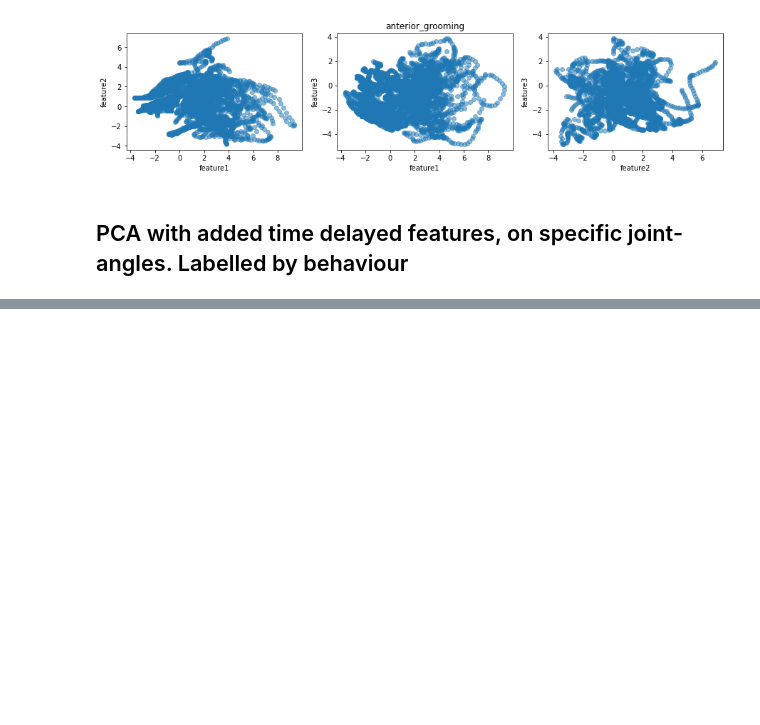
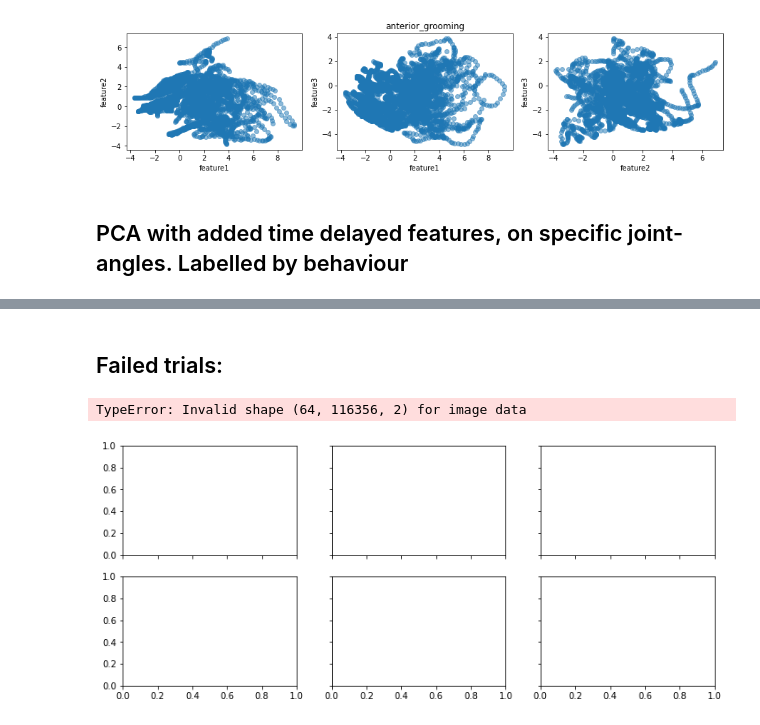
Before and after one commit to Blaise-g/super-duper-Cobar, a Jupyter notebook: Hila.ipynb, the cells around one changed output, grey strips where cells are left out. Drawn from its saved outputs; the diff is of its cells as text; code cells hidden in the pictures; blank space fills up the shorter version.

Commit message:
modified: OurNotebook: added useful functions.

```diff
--- a/Hila.ipynb
+++ b/Hila.ipynb
@@ -5,0 +8,10 @@ import sklearn
+# %%
+# params definition
+beh_labels = ["resting", "walking", "anterior_grooming", "abdominal_grooming", "antennal_grooming", "hindleg_grooming", "foreleg_grooming", "eye_grooming"]
+
+# useful functions
+# extract columns with label containing specified string: e.g. labels with 'angle' and with 'Femur'
+beh_df.filter(regex="angle").filter(regex="Femur")
+
+# extract rows with the desired condition: e.g. rows where column 'Manual' has the label 'resting'
+beh_df.loc[beh_df['Manual'] == 'resting']
@@ -387,0 +491,35 @@ beh_signals_trial_i[joint]
+# %% [markdown]
+## Failed trials:
+# %%
+import pywt
+# signal : angle name
+# label_names: list of labels of behaviour
+# sample:
+def plot_cwt_coeffs_per_label(X, label_names, signal, scales, wavelet):
+
+    fig, axs = plt.subplots(nrows=2, ncols=3, sharex=True, sharey=True, figsize=(12,5))
+
+    for ax, name in zip(axs.flat, label_names):
+        # apply  PyWavelets continuous wavelet transfromation function
+        X_of_label = X.loc[beh_df['Manual'] == name].filter(regex=signal)
+        coeffs, freqs = pywt.cwt(X_of_label, scales, wavelet = wavelet)
+        # create scalogram
+        ax.imshow(coeffs, cmap = 'coolwarm', aspect = 'auto')
+        ax.set_title(name)
+        ax.spines['right'].set_visible(False)
+        ax.spines['top'].set_visible(False)
+        ax.set_ylabel('Scale')
+        ax.set_xlabel('Time')
+    plt.tight_layout()
+
+
+#signal indicies: 0 = body acc x, 1 = body acc y, 2 = body acc z, 3 = body gyro x, 4 = body gyro y, 5 = body gyro z, 6 = total acc x, 7 = total acc y, 8 = total acc z
+signal = "angle_RF_leg_Femur" # signal name
+scales = np.arange(1, 65) # range of scales
+wavelet = 'morl' # mother wavelet
+
+plot_cwt_coeffs_per_label(beh_df, beh_labels, signal, scales, wavelet)
+beh_df.filter(regex="angle")
+# %% [output]
+TypeError: Invalid shape (64, 116356, 2) for image data
+[figure, added]
```
Also changed, not shown: parts of 12 cells of this notebook, 2 other files.
